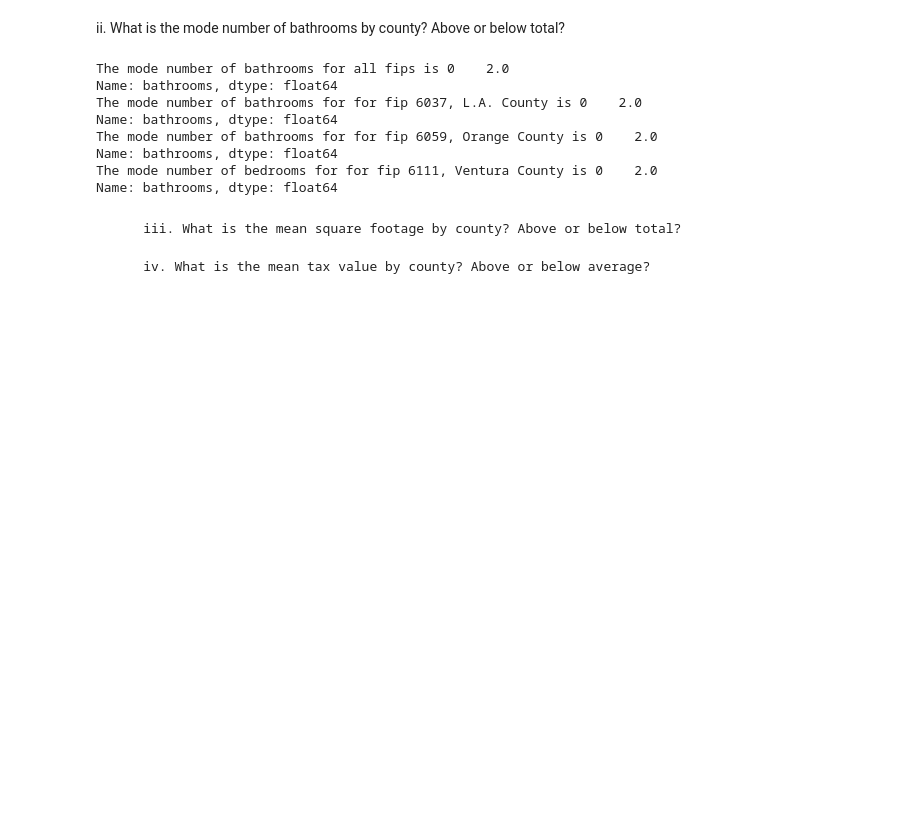
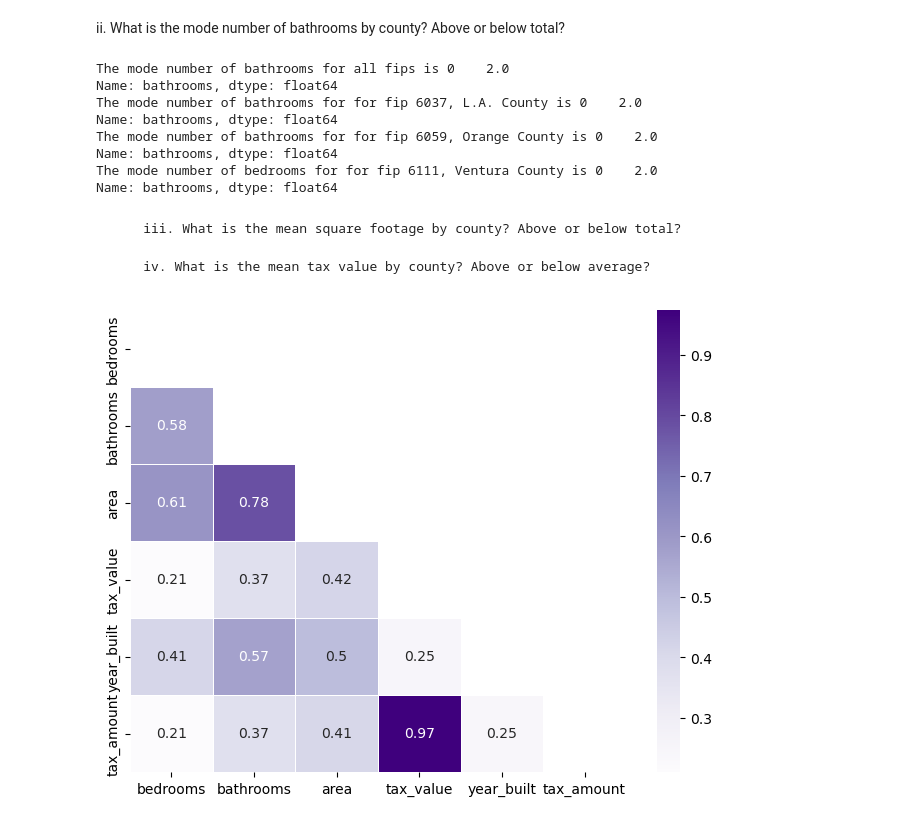
Before and after one commit to corey-baughman/009_regression_exercises, a Jupyter notebook: 0329_explore.ipynb, the cells around one changed output. Cells and saved outputs as stored; diff of their text form; code cells hidden in the pictures; blank space fills up the shorter version.

```diff
--- a/0329_explore.ipynb
+++ b/0329_explore.ipynb
@@ -192,3 +192,14 @@ Name: bathrooms, dtype: float64
         iii. What is the mean square footage by county? Above or below total?
 
         iv. What is the mean tax value by county? Above or below average?
+# %%
+# correlation heatmap
+
+train_corrs = train.corr(method='spearman')
+# %%
+plt.figure(figsize=(8, 6))
+sns.heatmap(train_corrs, cmap='Purples', annot=True, linewidth=0.5, mask=np.triu(train_corrs))
+# plt.ylim(0, 4)
+plt.show()
+# %% [output]
+[figure, added]
```
Also changed, not shown: parts of 3 cells of this notebook.
